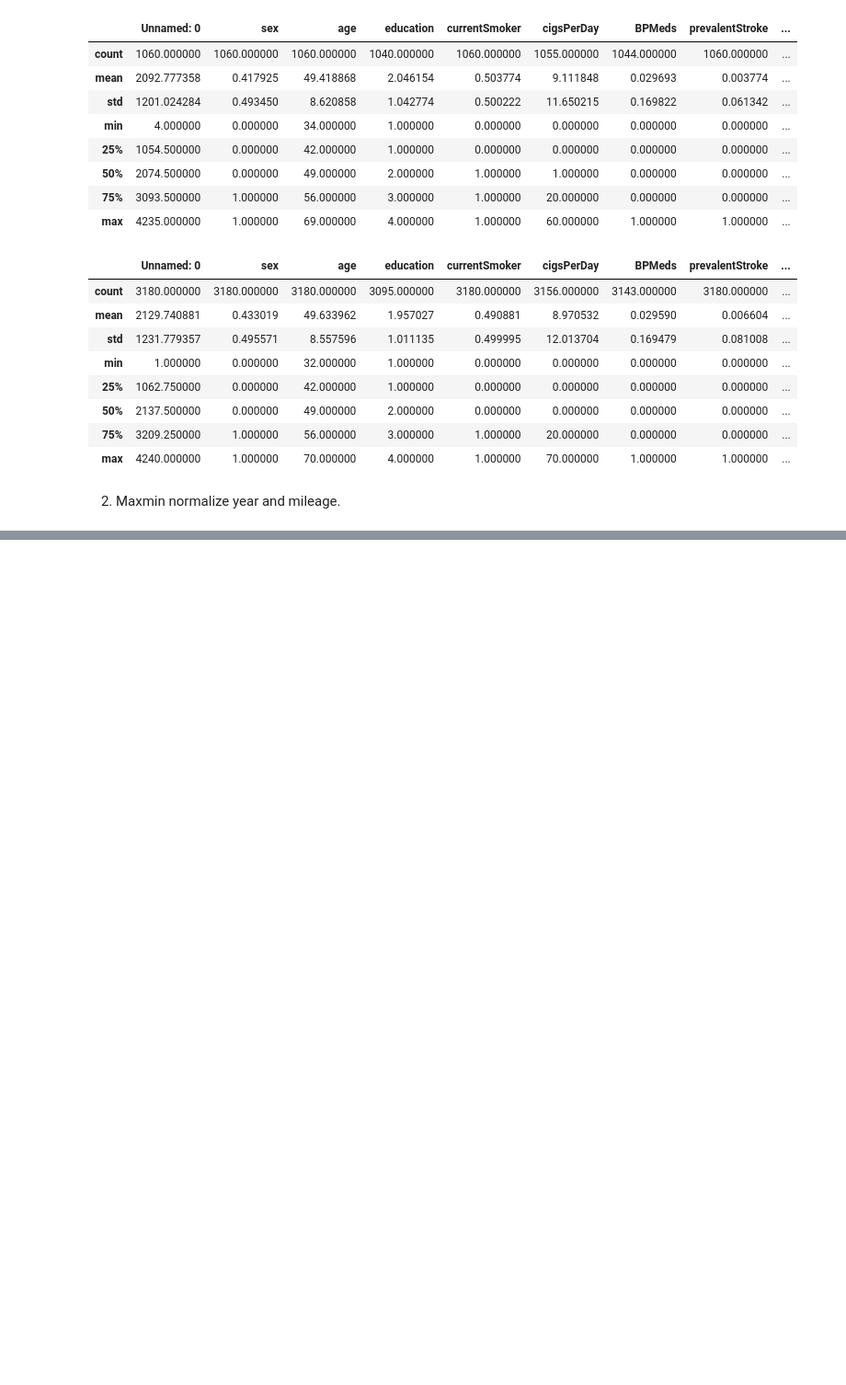
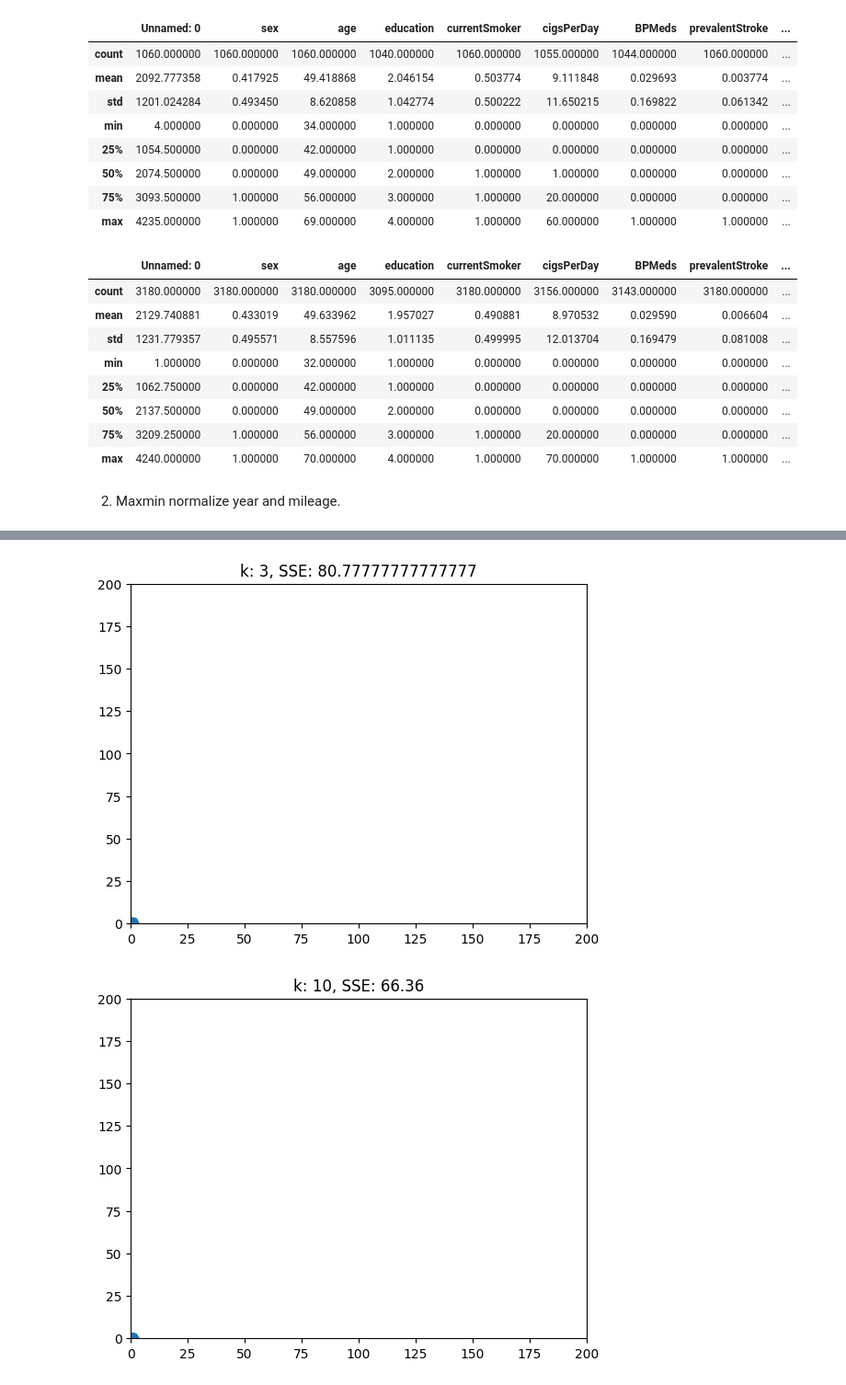
Before and after one commit to Catherine-Nguyen88/project_chd, a Jupyter notebook: CHD_Camila's_Part.ipynb, the cells around one changed output, grey strips where cells are left out. Shown at 92% size. Cells and saved outputs as stored; diff of their text form; code cells hidden in the pictures; blank space fills up the shorter version.

```diff
--- a/CHD_Camila's_Part.ipynb
+++ b/CHD_Camila's_Part.ipynb
@@ -92,6 +92,11 @@ def maxmin(x):
     u = (x-min(x))/(max(x)-min(x))
     return u
 
-train_data['TenYearCHD'] = maxmin(train_data['TenYearCHD'])
-train_data['TenYearCHD'] = maxmin(train_data['TenYearCHD'])
+train_data['cigsPerDay'] = maxmin(train_data['cigsPerDay'])
+train_data['age'] = maxmin(train_data['age'])
+
+from sklearn.model_selection import train_test_split
+y = train_final['TenYearCHD']
+X = train_final.drop('TenYearCHD',axis=1)
+X_train, X_test, y_train, y_test = train_test_split(X,y,test_size=.2,random_state=100)
 # %% [markdown]
@@ -109,0 +104,18 @@ plt.show()
+# %%
+from sklearn.neighbors import KNeighborsRegressor
+import matplotlib.pyplot as plt
+
+for k in [3,10,25,50,100,300]:
+    model = KNeighborsRegressor(n_neighbors=k).fit(X_train,y_train)
+    y_hat = model.predict(X_test)
+    SSE = np.sum( (y_test-y_hat)**2 )
+    #
+    plot, axes = plt.subplots()
+    plt.scatter(y_test,y_hat)
+    plt.title('k: '+str(k)+', SSE: '+str(SSE))
+    axes.set_ylim(0, 200)
+    axes.set_xlim(0, 200)
+    plt.show()
+# %% [output]
+[figure, added]
+[figure, added]
```
Also changed, not shown: parts of 14 cells of this notebook.
